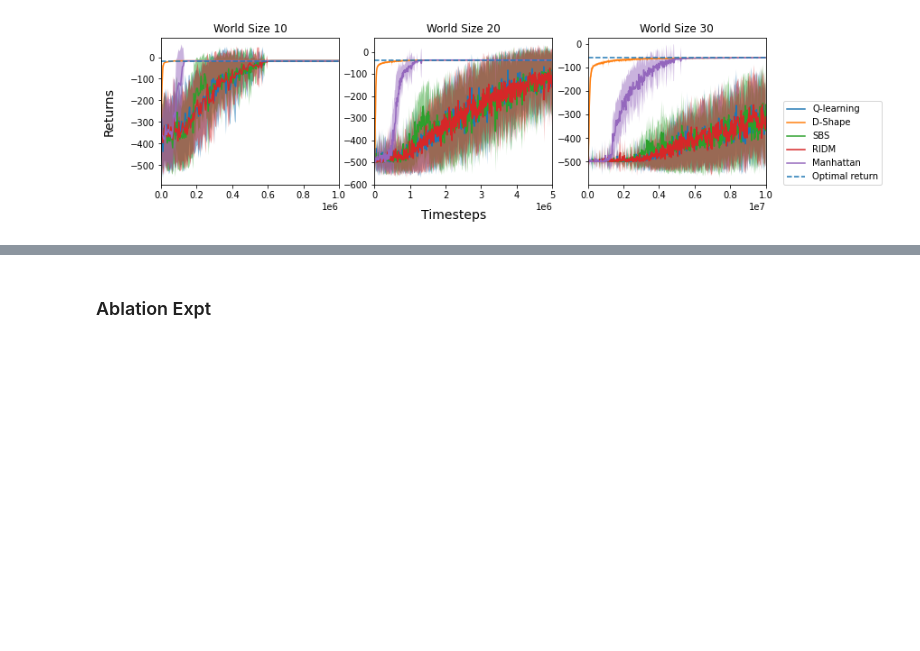
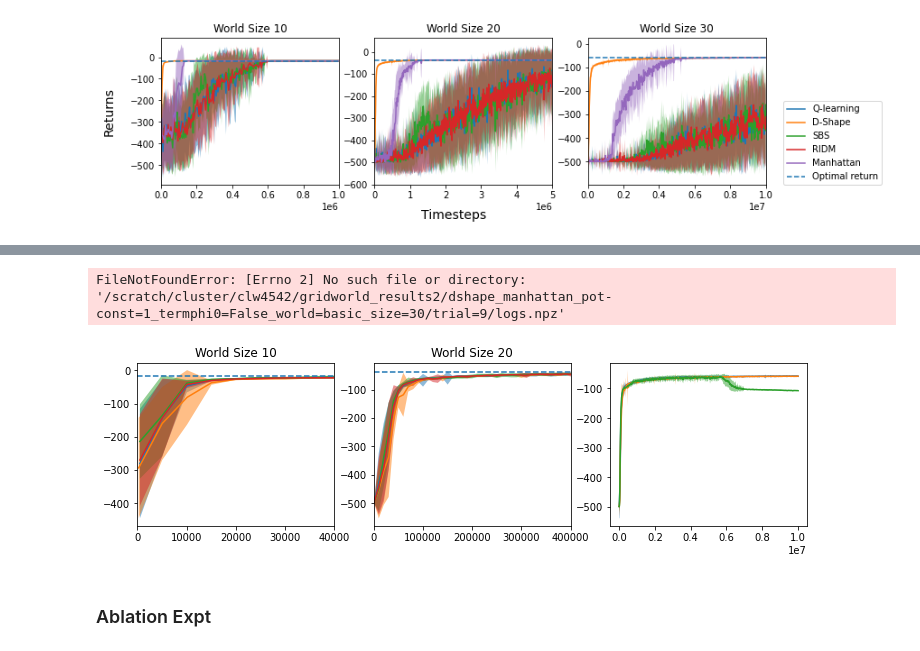
Before and after one commit to carolinewang01/dshape, a Jupyter notebook: notebooks/AAMAS23 Paper Figures.ipynb, the cells around one changed output, grey strips where cells are left out. Drawn from its saved outputs; the diff is of its cells as text; code cells hidden in the pictures; blank space fills up the shorter version.

```diff
--- a/notebooks/Gridworld Paper Figures.ipynb
+++ b/notebooks/AAMAS23 Paper Figures.ipynb
@@ -120,3 +141,23 @@ Saving to ../workshop_figures/gridworld_core_result.pdf
+# %%
+# TODO: how to plot curve so that the std dev shading isn't above 0?
+plot_learning_curves(expt_basenames={
+                     "D-Shape": "dshape_termphi0=False",
+                     "D-Shape, Euclidean dist": "dshape_euclidean_termphi0=False",
+                     "D-Shape, Manhattan*2": "dshape_manhattan_pot-coef=2_termphi0=False",
+                     "D-Shape, Manhattan+1": "dshape_manhattan_pot-const=1_termphi0=False",
+},
+                     title="",
+                     world_sizes=[10, 20, 30],
+                     results_dir=results_dir,
+                     world_max_ts=[4e4, 4e5, 4e5],
+#                      eval_freq=eval_freq,
+#                      world_max_ts=[1e6, 5e6, 1e7],
+                     save=False,
+                     savename="dshape_heuristics"
+                     )
+# %% [output]
+FileNotFoundError: [Errno 2] No such file or directory: '/scratch/cluster/clw4542/gridworld_results2/dshape_manhattan_pot-const=1_termphi0=False_world=basic_size=30/trial=9/logs.npz'
+[figure, added]
 # %% [markdown]
 ### Ablation Expt
 # %%
```
Also changed, not shown: parts of 6 cells of this notebook, 9 other files.
